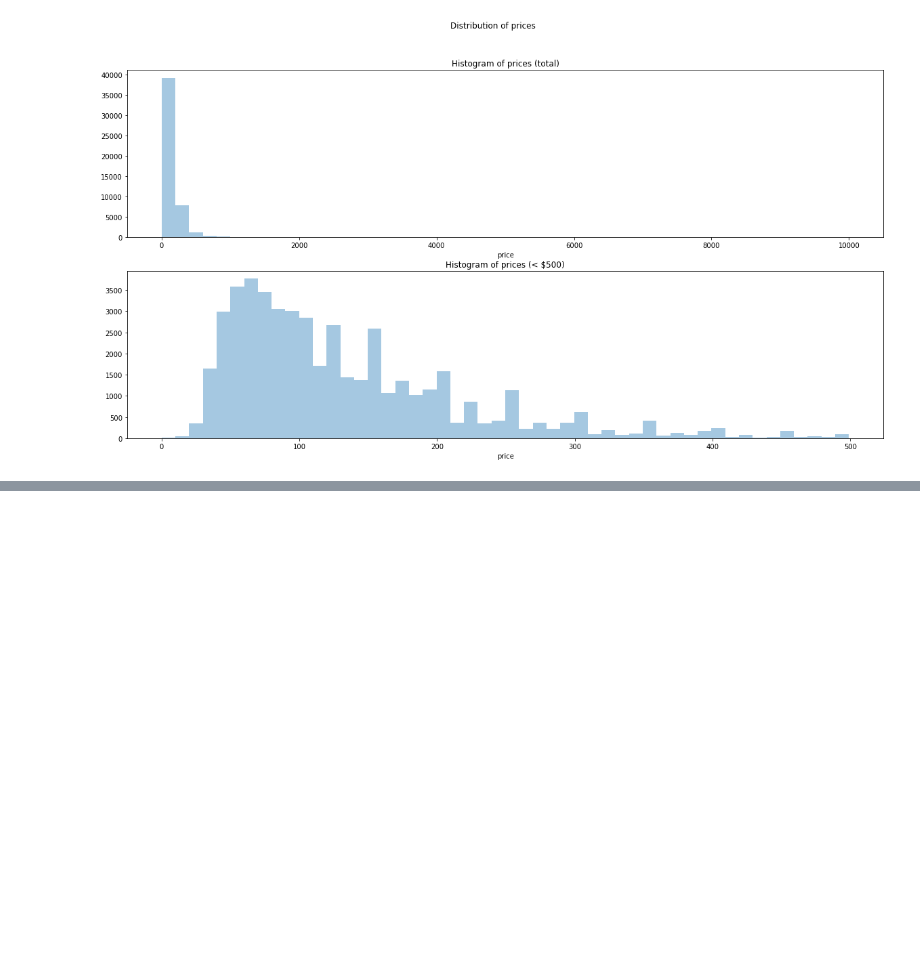
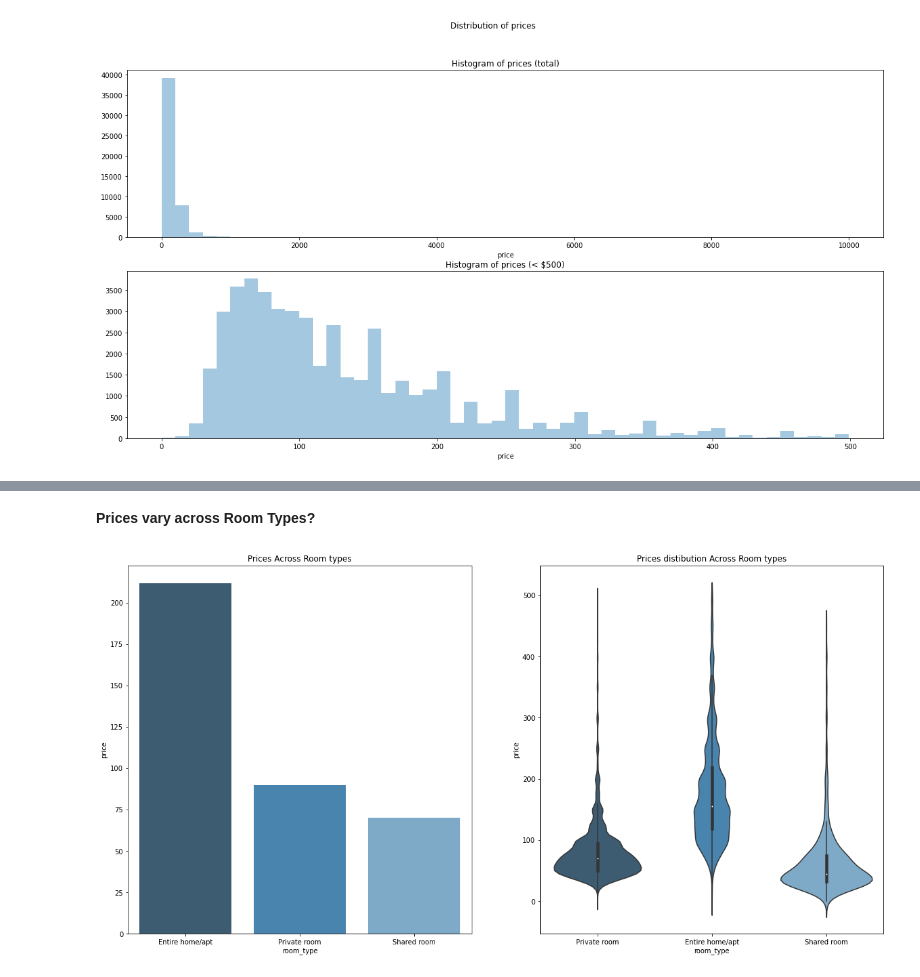
Before and after one commit to Suhail727/Data-Science-Projects, a Jupyter notebook: Airbnb/Airbnb_(NYC)_EDA.ipynb, the cells around one changed output, grey strips where cells are left out. Cells and saved outputs as stored; diff of their text form; code cells hidden in the pictures; blank space fills up the shorter version.

```diff
--- a/Airbnb/Airbnb_(NYC)_EDA.ipynb
+++ b/Airbnb/Airbnb_(NYC)_EDA.ipynb
@@ -150,0 +161,16 @@ fig.show()
+# %% [markdown]
+**Prices vary across Room Types?**
+# %%
+# Price Distribution across Room type
+fig, ax= plt.subplots(1,2, figsize=(20,10))
+
+temp = airbnb.groupby(['room_type'])['price'].mean().reset_index().sort_values('price',ascending=False)
+sns.barplot(temp['room_type'], temp['price'], ax=ax[0], palette=("Blues_d"))
+ax[0].set_title("Prices Across Room types")
+
+sns.violinplot(data=airbnb[airbnb['price'] < 500], x='room_type', y='price', ax=ax[1], palette=("Blues_d"))
+ax[1].set_title("Prices distibution Across Room types")
+
+fig.show()
+# %% [output]
+[figure, added]
```
Also changed, not shown: parts of 27 cells of this notebook.
